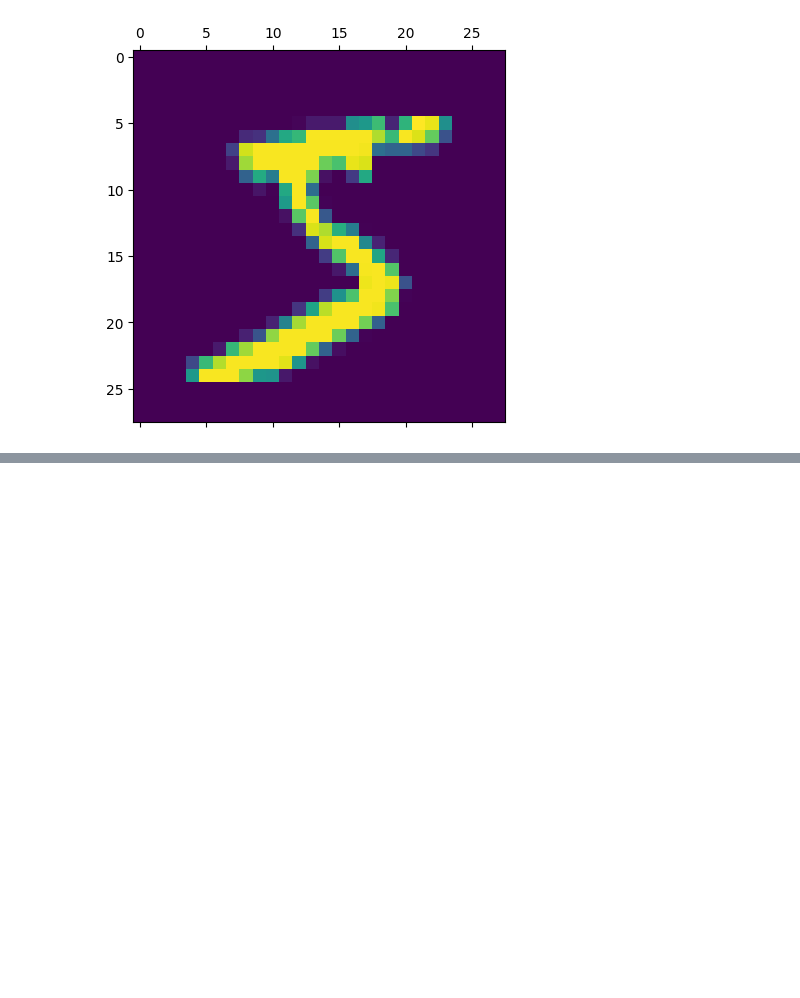
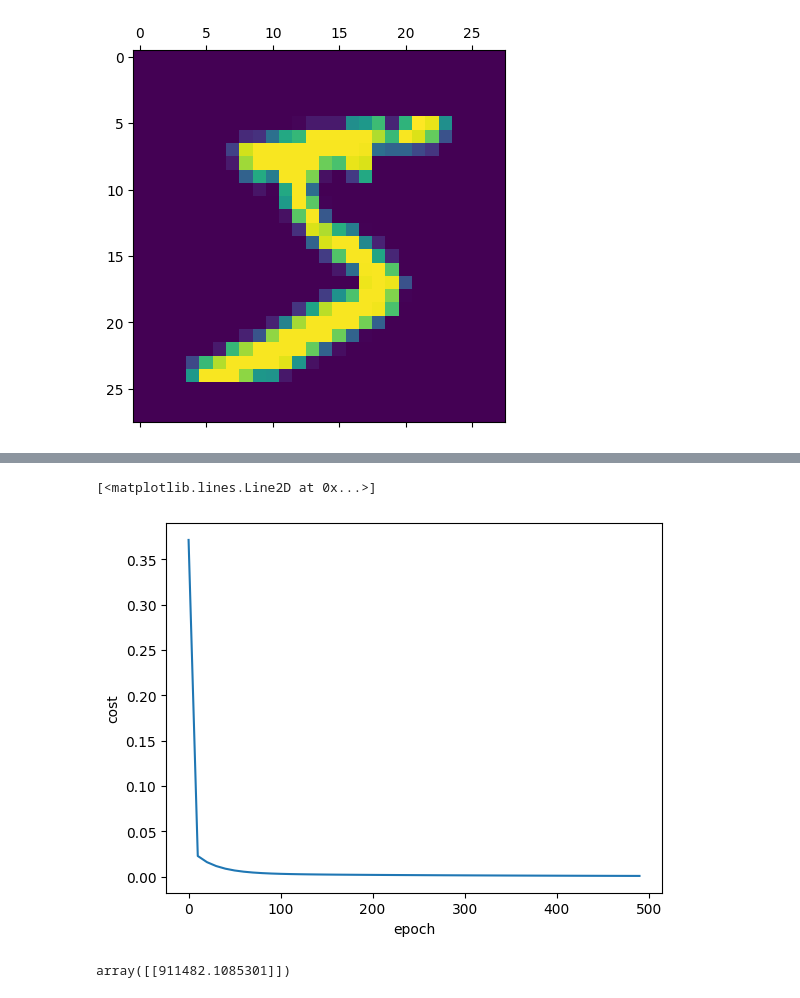
Before and after one commit to GowdaHemannth/Deep-Learning-ML, a Jupyter notebook: Untitled.ipynb, the cells around one changed output, grey strips where cells are left out. Cells and saved outputs as stored; diff of their text form; code cells hidden in the pictures; blank space fills up the shorter version.

```diff
--- a/Untitled.ipynb
+++ b/Untitled.ipynb
@@ -93,0 +278,2 @@ model.evaluate(X_test_flattened,y_test)
+# %%
+SCaled_y=sy.fit_transform(Prices['price'].values.reshape(Prices.shape[0],1))
@@ -93,0 +303,33 @@ model.evaluate(X_test_flattened,y_test)
+# %%
+def batch_gradient_descent(X,y_true,epochs,Learning_rate=0.1):
+    number_of_Features=X.shape[1]
+    ## Here we are initializing w as 1 np.ones means that only
+    w=np.ones(shape=(number_of_Features))
+    b=0
+    total_sample=X.shape[0]
+    cost_list=[]
+    epoch_list=[]
+
+    for i in range(epochs):
+        ## Its nothing but
+        ## Y=w1*area+w2*Bedrooms+b
+        y_predicted=np.dot(w,SCaled_x.T)+b
+
+        ## Then now to minize the Losse We will do the Derivative
+
+        w_grad=-(2/total_sample)*(X.T.dot(y_true-y_predicted))
+        b_grad=-(2/total_sample)*np.sum(y_true-y_predicted)
+
+        w=w-Learning_rate* w_grad
+        b=b-Learning_rate* b_grad
+
+        ## Here i need to calculate loss to show that
+        cost= np.mean(np.square(y_true-y_predicted))
+
+        ## Here i want to Plot grph only on certain iterations
+        if i%10==0:
+            cost_list.append(cost)
+            epoch_list.append(i)
+    return w,b,cost,cost_list,epoch_list
+# %%
+w,b,cost,cost_list,epoch_list= batch_gradient_descent(SCaled_x,SCaled_y.reshape(SCaled_y.shape[0],),500)
@@ -93,0 +359,8 @@ model.evaluate(X_test_flattened,y_test)
+# %%
+## Here from below as you cannsee how is Cost gardualyy decresee
+plt.xlabel("epoch")
+plt.ylabel("cost")
+plt.plot(epoch_list,cost_list)
+# %% [output]
+[<matplotlib.lines.Line2D at 0x...>]
+[figure, added]
@@ -93,0 +375,4 @@ model.evaluate(X_test_flattened,y_test)
+# %%
+predict(2400,6,w,b)
+# %% [output]
+array([[911482.1085301]])
```
Also changed, not shown: parts of 27 cells of this notebook, 2 other files.
